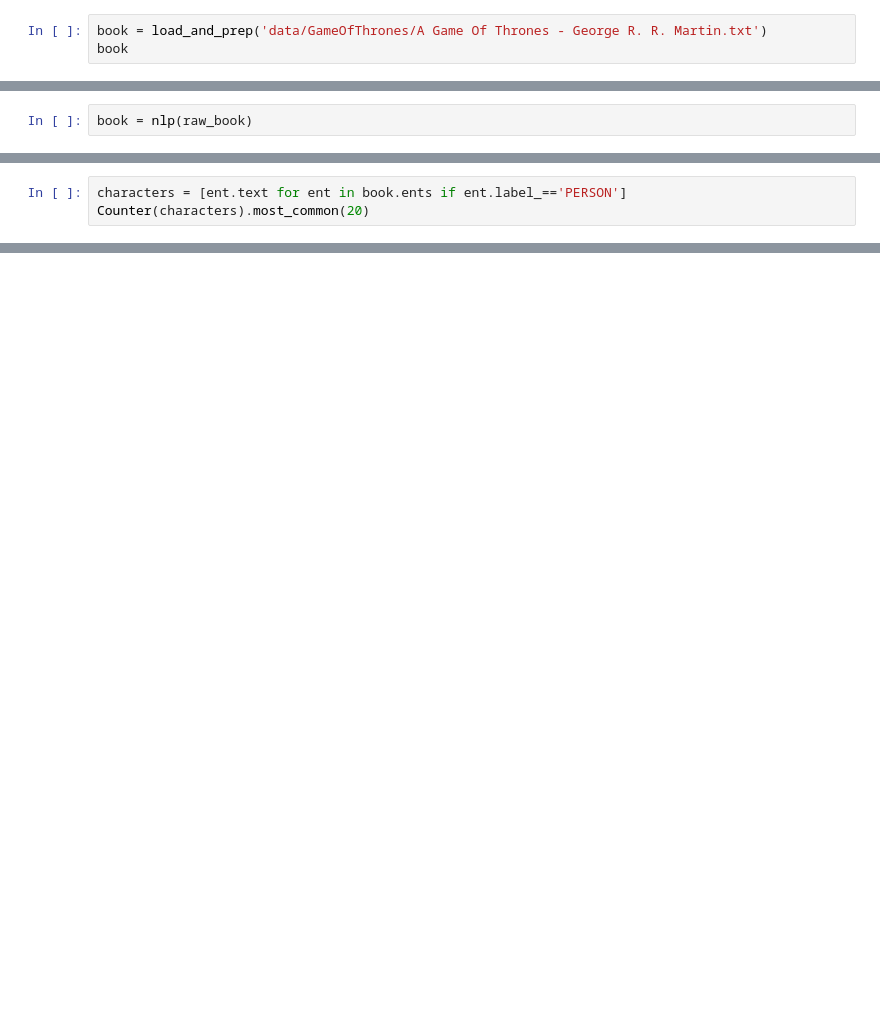
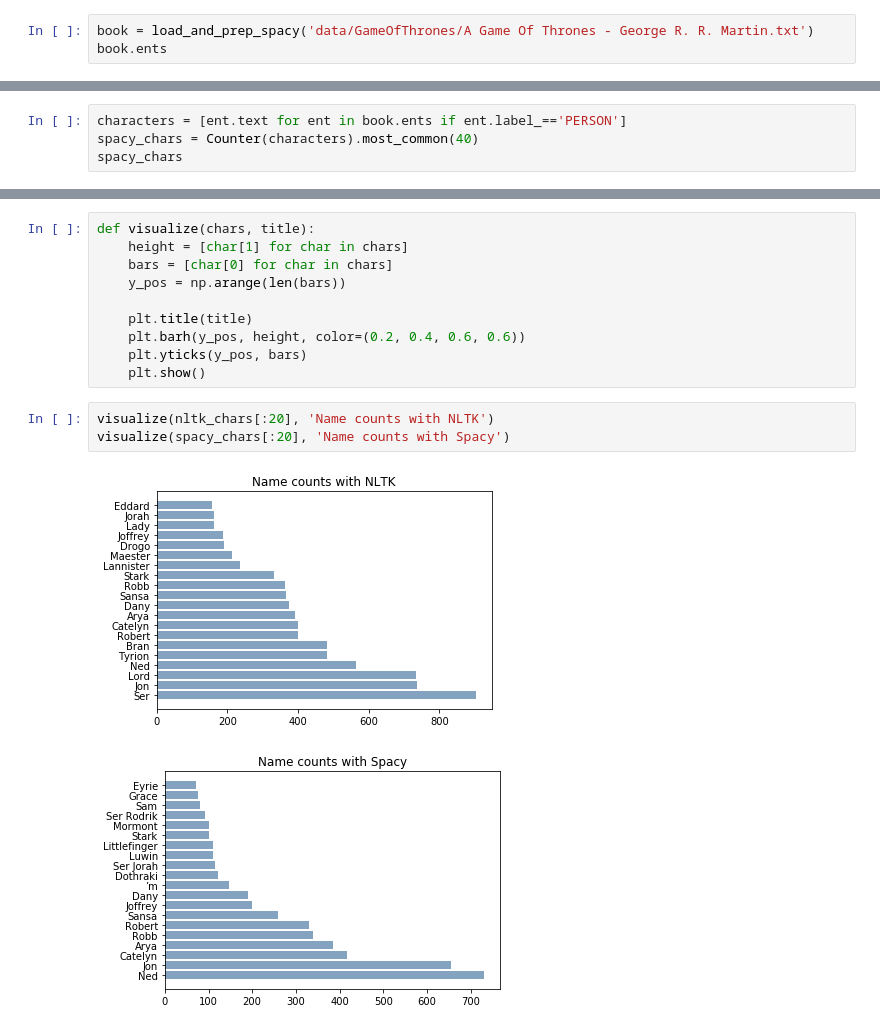
Before and after one commit to Marytem/Book2Sentiment, a Jupyter notebook: character_extraction.ipynb, the cells around one changed output, grey strips where cells are left out. Saved outputs shown, nothing was run; the diff lists cells and outputs as text; blank space fills up the shorter version.

Commit message:
add nltk NER, plots&analysis

```diff
--- a/character_extraction.ipynb
+++ b/character_extraction.ipynb
@@ -28,5 +124,5 @@ def load_and_prep(path):
     return book
 # %%
-book = load_and_prep('data/GameOfThrones/A Game Of Thrones - George R. R. Martin.txt')
-book
+book = load_and_prep_spacy('data/GameOfThrones/A Game Of Thrones - George R. R. Martin.txt')
+book.ents
 # %% [output]
@@ -57,2 +145,0 @@ nlp.max_length = 2_000_000
-# %%
-book = nlp(raw_book)
@@ -79,6 +148,7 @@ book.ents
 # %%
 characters = [ent.text for ent in book.ents if ent.label_=='PERSON']
-Counter(characters).most_common(20)
+spacy_chars = Counter(characters).most_common(40)
+spacy_chars
 # %% [output]
 [('Ned', 730),
  ('Jon', 656),
@@ -122,0 +176,16 @@ Counter({'CARDINAL': 1445,
+# %%
+def visualize(chars, title):
+    height = [char[1] for char in chars]
+    bars = [char[0] for char in chars]
+    y_pos = np.arange(len(bars))
+
+    plt.title(title)
+    plt.barh(y_pos, height, color=(0.2, 0.4, 0.6, 0.6))
+    plt.yticks(y_pos, bars)
+    plt.show()
+# %%
+visualize(nltk_chars[:20], 'Name counts with NLTK')
+visualize(spacy_chars[:20], 'Name counts with Spacy')
+# %% [output]
+[figure, added]
+[figure, added]
```
Also changed, not shown: parts of 25 cells of this notebook.
